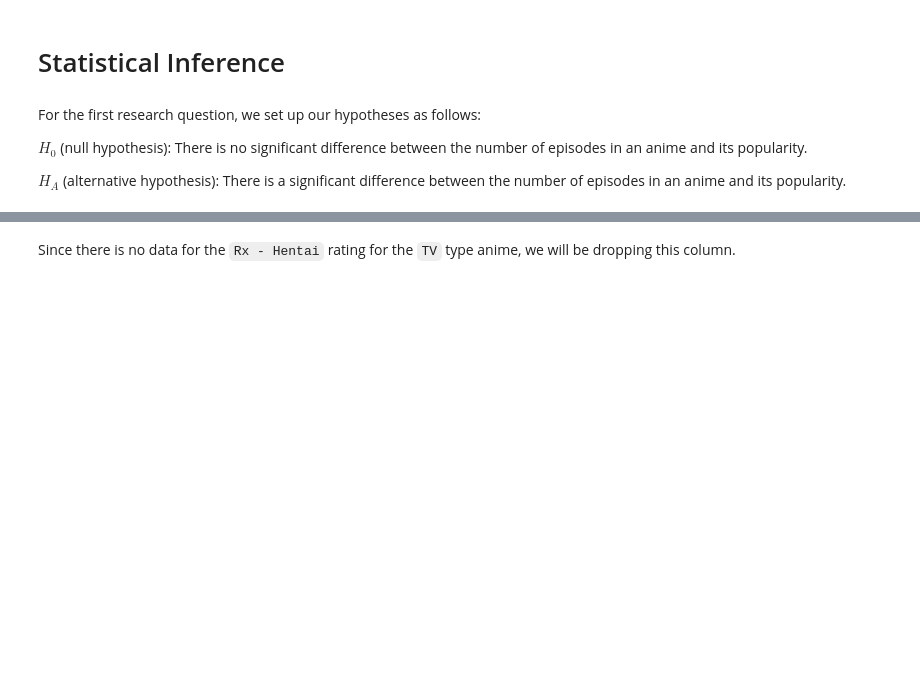
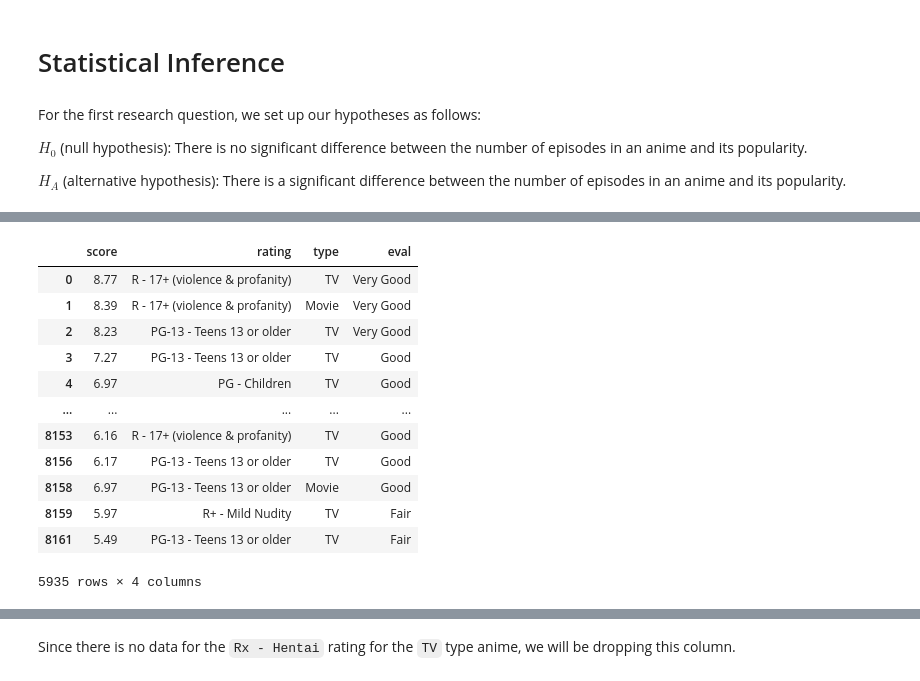
Before and after one commit to gavindizon/CSMODEL, a Jupyter notebook: Project 1 - Statistical Inference/CSMODEL-Project1-S14-Group#9.ipynb, the cells around one changed output, grey strips where cells are left out. Saved outputs shown, nothing was run; the diff lists cells and outputs as text; code cells hidden in the pictures; blank space fills up the shorter version.

```diff
--- a/Project 1 - Statistical Inference/CSMODEL-Project1-S14-Group#9.ipynb
+++ b/Project 1 - Statistical Inference/CSMODEL-Project1-S14-Group#9.ipynb
@@ -347,0 +346,23 @@ table1
+# %%
+#Copying the Data
+df_res1 = df_cleaned[['score', 'rating', 'type']]
+df_res1 = df_res1.drop(df_res1[df_res1['score'] == -1.00].index)
+df_res1 = df_res1.drop(df_res1[df_res1['rating'] == 'None'].index)
+
+# Binning the scores
+df_res1['eval'] = df_res1['score'].apply(f)
+df_res1
+# %% [output]
+|  | score | rating | type | eval |
+| 0 | 8.77 | R - 17+ (violence & profanity) | TV | Very Good |
+| 1 | 8.39 | R - 17+ (violence & profanity) | Movie | Very Good |
+| 2 | 8.23 | PG-13 - Teens 13 or older | TV | Very Good |
+| 3 | 7.27 | PG-13 - Teens 13 or older | TV | Good |
+| 4 | 6.97 | PG - Children | TV | Good |
+| ... | ... | ... | ... | ... |
+| 8153 | 6.16 | R - 17+ (violence & profanity) | TV | Good |
+| 8156 | 6.17 | PG-13 - Teens 13 or older | TV | Good |
+| 8158 | 6.97 | PG-13 - Teens 13 or older | Movie | Good |
+| 8159 | 5.97 | R+ - Mild Nudity | TV | Fair |
+| 8161 | 5.49 | PG-13 - Teens 13 or older | TV | Fair |
+5935 rows × 4 columns
```
Also changed, not shown: parts of 13 cells of this notebook.
